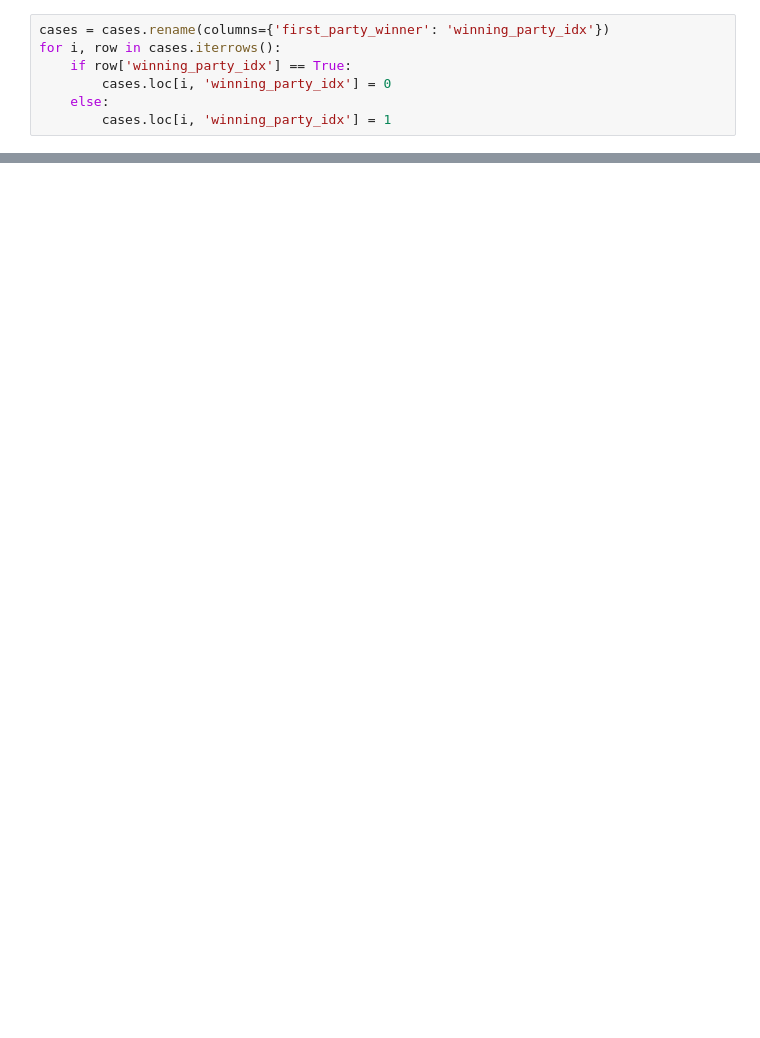
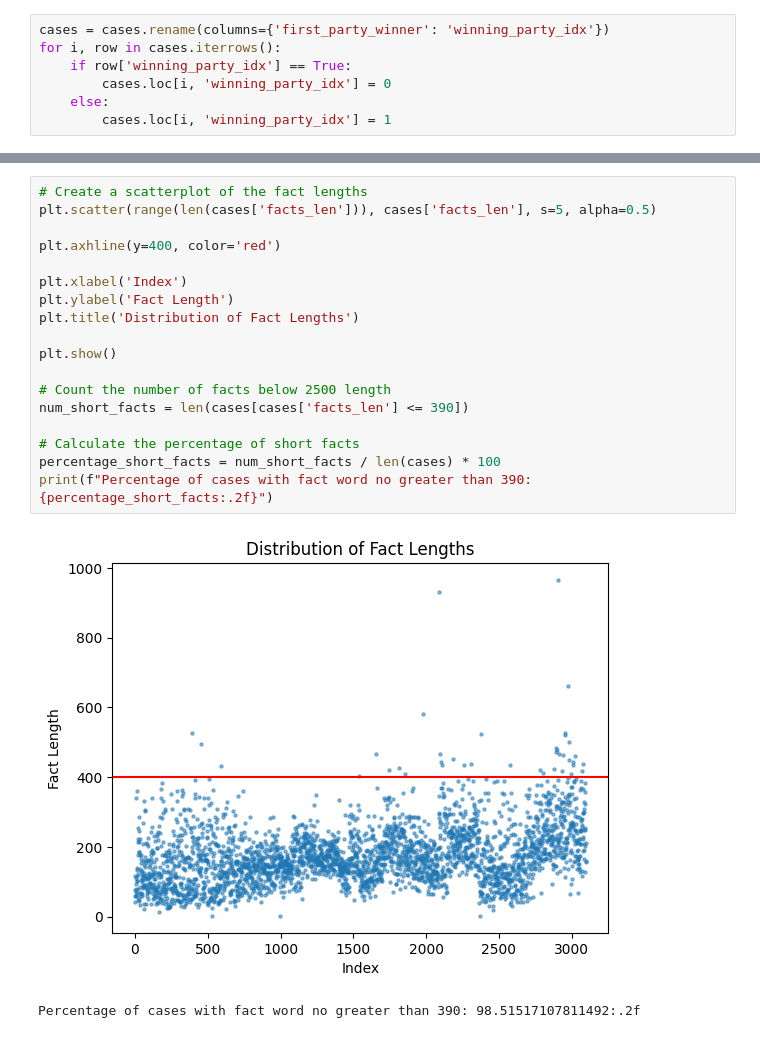
Before and after one commit to camdenmcgath/Artificial-Judge, a Jupyter notebook: supreme_court_judge.ipynb, the cells around one changed output, grey strips where cells are left out. Saved outputs shown, nothing was run; the diff lists cells and outputs as text; blank space fills up the shorter version.

```diff
--- a/supreme_court_judge.ipynb
+++ b/supreme_court_judge.ipynb
@@ -73 +91,22 @@ cases['facts'] = cases['facts'].str.lower().apply(lambda x: re.sub(r'[^a-z\s]',
+# %%
+# Create a scatterplot of the fact lengths
+plt.scatter(range(len(cases['facts_len'])), cases['facts_len'], s=5, alpha=0.5)
+
+plt.axhline(y=400, color='red')
+
+plt.xlabel('Index')
+plt.ylabel('Fact Length')
+plt.title('Distribution of Fact Lengths')
+
+plt.show()
+
+# Count the number of facts below 2500 length
+num_short_facts = len(cases[cases['facts_len'] <= 390])
+
+# Calculate the percentage of short facts
+percentage_short_facts = num_short_facts / len(cases) * 100
+print(f"Percentage of cases with fact word no greater than 390: {percentage_short_facts:.2f}")
+# %% [output]
+[figure, added]
+Percentage of cases with fact word no greater than 390: 98.51517107811492:.2f
 # %%
```
Also changed, not shown: parts of 11 cells of this notebook.
